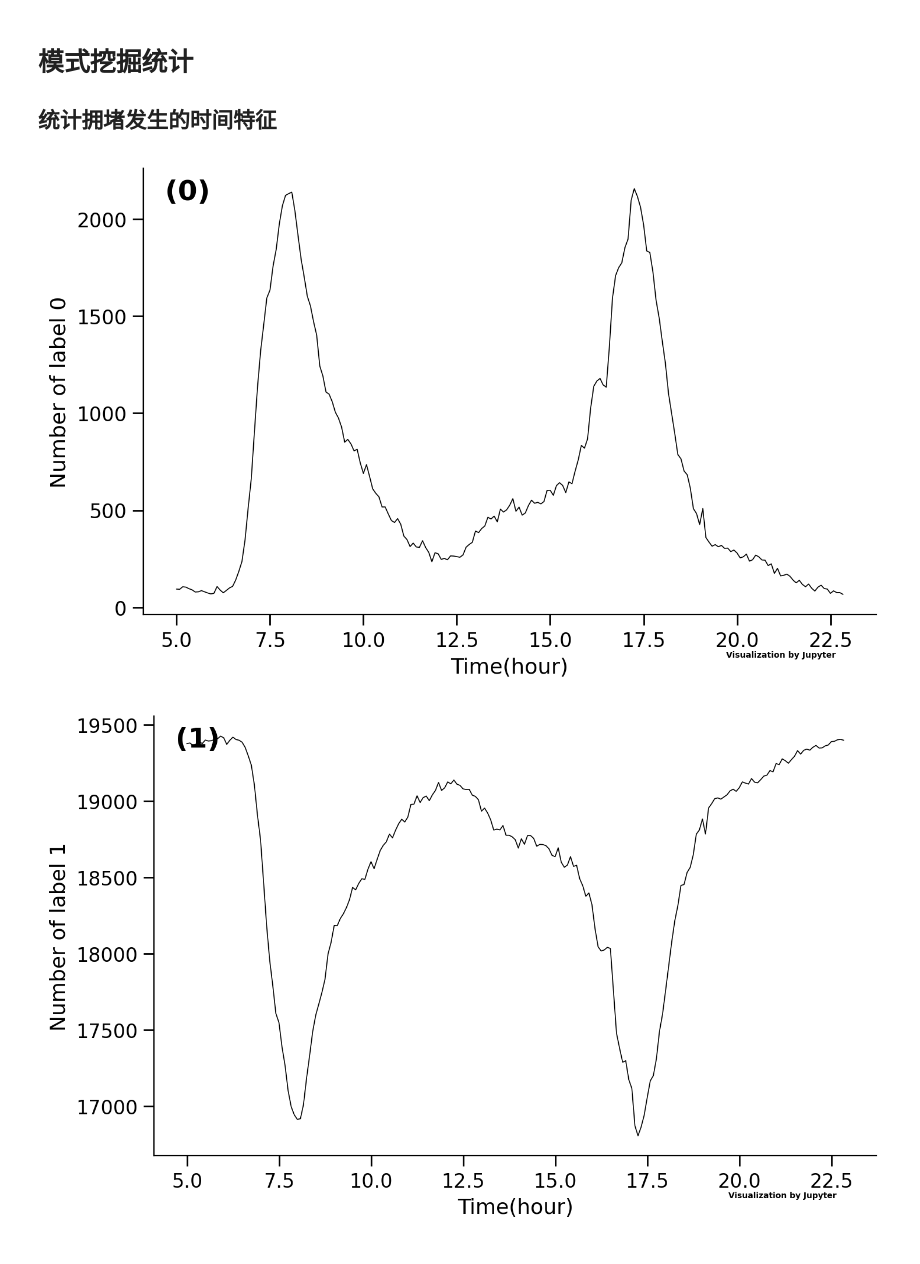
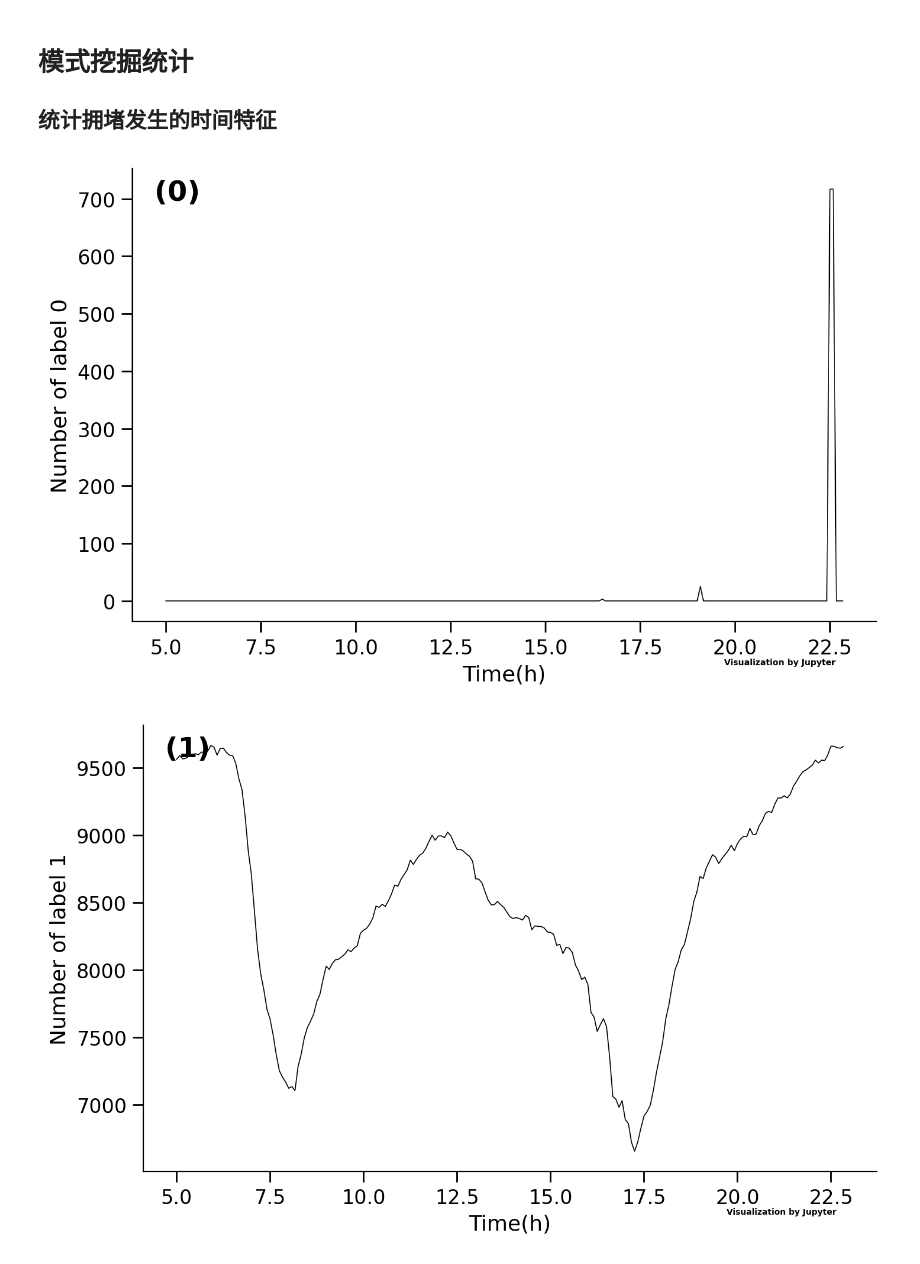
Before and after one commit to lingbai-kong/traffic_data_mining_sh, a Jupyter notebook: main.ipynb, the cells around one changed output. Cells and saved outputs as stored; diff of their text form; code cells hidden in the pictures.

```diff
--- a/main.ipynb
+++ b/main.ipynb
@@ -27,7 +27,7 @@ for fname in file_list:
     date=fname[8:13]
     time=fname[14:22]
 
-    if date>='10-02' and date<='10-14':
+    if date>='10-02' and date<='10-15':
         if date not in date_time:
             date_time[date]=[time]
         else:
@@ -51,10 +51,12 @@ for date,times in date_time.items():
         with open(file_path+'/'+fname,'r') as f:
             csv_reader = csv.reader(f)
             for row in csv_reader:
-                if (row[0],row[2]) in road_dist:
-                    date_data[road_dist[(row[0],row[2])]]=[int(row[1]),int(row[4])]
+                if row[0] in road_dist:
+                    if int(row[1])>date_data[road_dist[row[0]]][0]:
+                        date_data[road_dist[row[0]]][0]=int(row[1])
+                        date_data[road_dist[row[0]]][1]=int(row[4])
                 else:
-                    road_dist[(row[0],row[2])]=len(road_dist)
+                    road_dist[row[0]]=len(road_dist)
                     date_data.append([int(row[1]),int(row[4])])
             f.close()
         #time=(int(fname[14:16])-5)*60+int(fname[17:19])
@@ -83,8 +85,8 @@ from collections import Counter
 dataset=[]
 raster=[[] for i in range(len(road_dist))]
 for index,item in enumerate(data):
-    for road_name,road_direction in road_dist:
-        road_id=road_dist[(road_name,road_direction)]
+    for road in road_dist:
+        road_id=road_dist[(road)]
         if road_id<len(item['data']):
             raster[road_id].append(item['data'][road_id])
         else:
@@ -120,7 +122,7 @@ delete_roads=[]
 for road,data in road_zip.items():
     null_cnt=0
     zero_cnt=Counter(data[:,0])[0]
-    if zero_cnt>len(data)*0.2:
+    if zero_cnt>len(data)*0.05:
         delete_roads.append(road)
 for road in delete_roads:
     road_zip.pop(road)
@@ -143,30 +145,31 @@ True
 # %%
 import matplotlib.pyplot as plt
 data=np.array(list(road_zip.values()))[:,:,0]
 data=data.reshape(-1,min_time_num)
 data=data.T
 result={0:[],1:[],2:[],3:[]}
 for index,time_data in enumerate(data):
     cnt=Counter(time_data)
     for i in result:
         if i in cnt:
             result[i].append(cnt[i])
         else:
             result[i].append(0)
-#result[1]=list(np.array(result[0])+np.array(result[1]))
+#把缺失值算作1（畅通）
+result[1]=list(np.array(result[0])+np.array(result[1]))
 label = [(i*5)/60+5 for i in range(len(result[0]))]
 for index,value in result.items():
     fig,ax = plt.subplots(figsize=(8,5),dpi=200)
     ax.plot(label, value, color='black', linewidth=.6)
     ax.tick_params(direction='out',labelsize=12,length=6.5,width=1,top=False,right=False)
     ax.spines['right'].set_visible(False)
     ax.spines['top'].set_visible(False)
     ax.set_ylabel(f'Number of label {index}',fontsize=13)
-    ax.set_xlabel('Time(hour)',fontsize=13)
+    ax.set_xlabel('Time(h)',fontsize=13)
     text_font = {'size':'17','weight':'bold','color':'black'}
     ax.text(.03,.93,f'({index})',transform = ax.transAxes,fontdict=text_font,zorder=4)
     ax.text(.87,-.08,'\nVisualization by Jupyter',transform = ax.transAxes, ha='center', va='center',fontsize = 5,color='black',fontweight='bold')
     fig.show()
 # %% [output]
-[figure, old version]
+[figure, new version]
-[figure, old version]
+[figure, new version]
```
Also changed, not shown: parts of 5 cells of this notebook.
